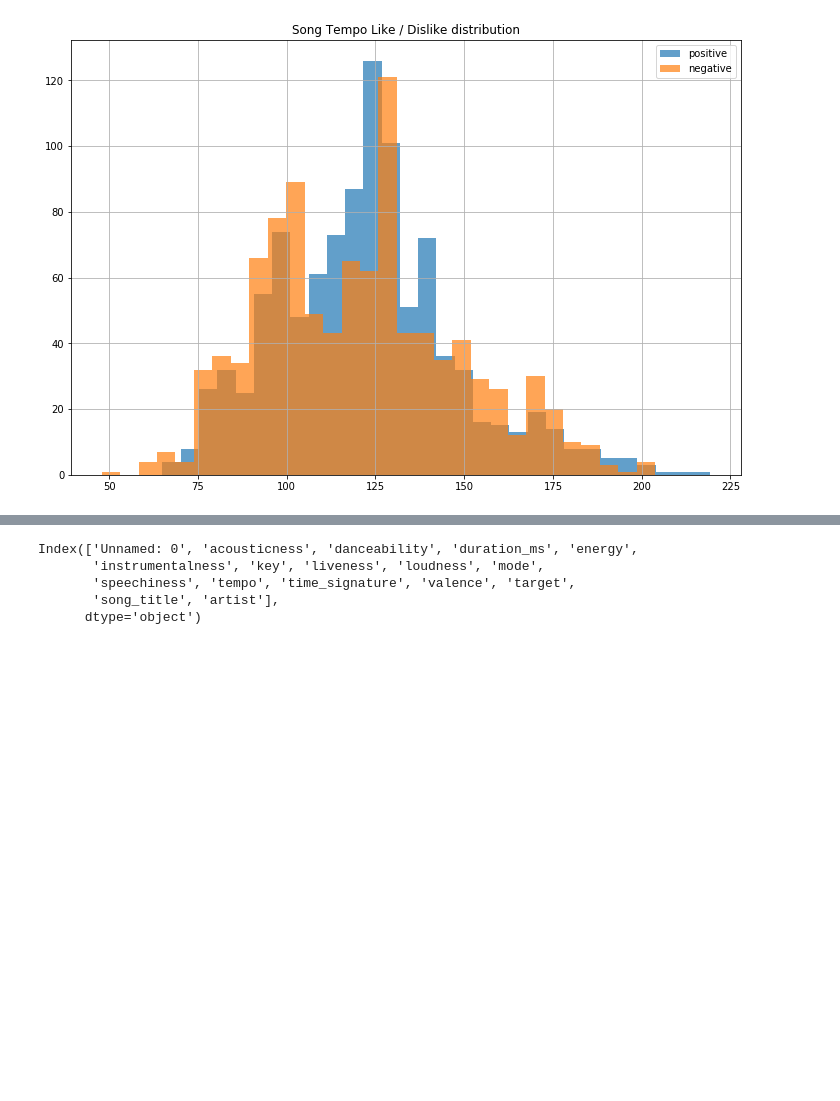
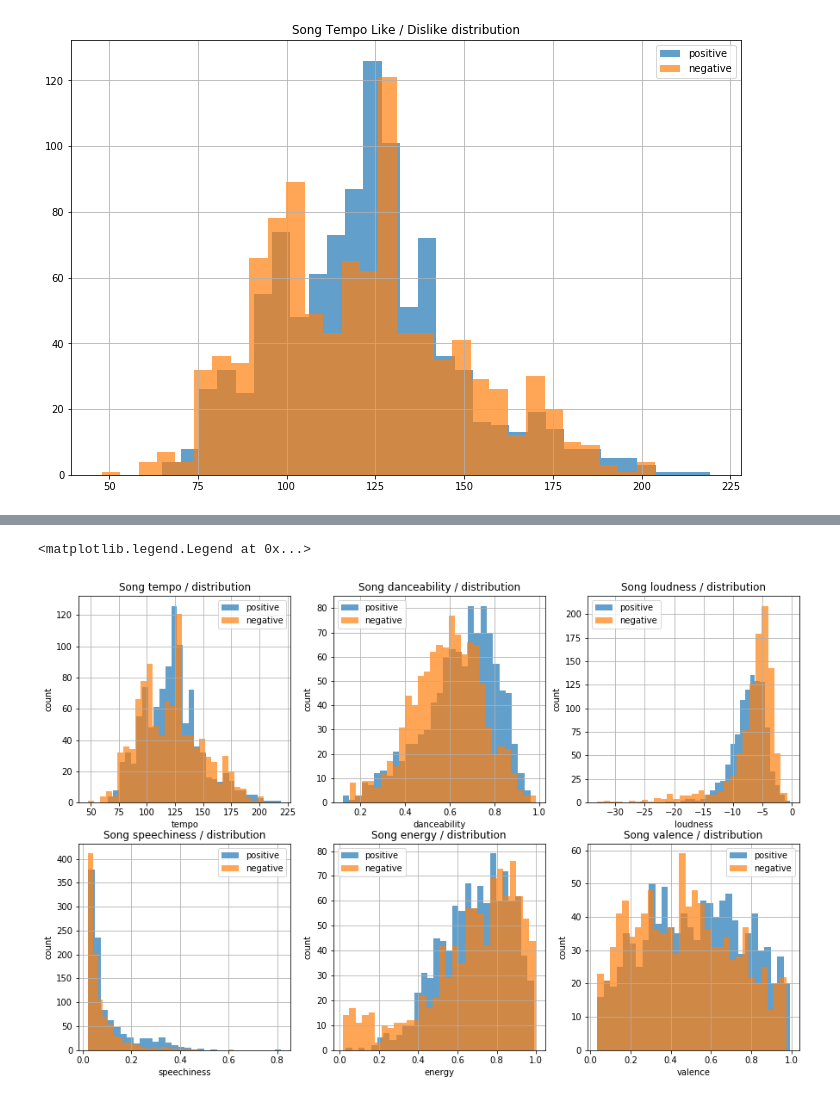
Before and after one commit to robinkiplangat/deliberate_practice, a Jupyter notebook: jupyter notebooks/ML_spotify_EDA/spotify_EDA.ipynb, the cells around one changed output, grey strips where cells are left out. Drawn from its saved outputs; the diff is of its cells as text; code cells hidden in the pictures; blank space fills up the shorter version.

Commit message:
plot distribution charts of subsets

```diff
--- a/jupyter notebooks/ML_spotify_EDA/spotify_EDA.ipynb
+++ b/jupyter notebooks/ML_spotify_EDA/spotify_EDA.ipynb
@@ -67,3 +75,15 @@ neg_tempo = data[data['target'] == 0]['tempo']
 
 pos_dance = data[data['target'] == 1]['danceability']
 neg_dance = data[data['target'] == 0]['danceability']
+
+pos_loud = data[data['target'] == 1]['loudness']
+neg_loud = data[data['target'] == 0]['loudness']
+
+pos_speech = data[data['target'] == 1]['speechiness']
+neg_speech = data[data['target'] == 0]['speechiness']
+
+pos_energy = data[data['target'] == 1]['energy']
+neg_energy = data[data['target'] == 0]['energy']
+
+pos_valence = data[data['target'] == 1]['valence']
+neg_valence = data[data['target'] == 0]['valence']
@@ -101,8 +99,59 @@ plt.legend(loc = "upper right")
-# %%
-train.columns
-# %% [output]
-Index(['Unnamed: 0', 'acousticness', 'danceability', 'duration_ms', 'energy',
-       'instrumentalness', 'key', 'liveness', 'loudness', 'mode',
-       'speechiness', 'tempo', 'time_signature', 'valence', 'target',
-       'song_title', 'artist'],
-      dtype='object')
+# %%
+# Plotting with sub plot
+fig2 = plt.figure(figsize=(15, 15))
+
+ax = fig2.add_subplot(331)
+ax.set_xlabel('tempo')
+ax.set_ylabel('count')
+ax.set_title('Song tempo / distribution')
+pos_tempo.hist(alpha=0.7, bins=30,  label='positive')
+neg_tempo.hist(alpha=0.7, bins=30,  label='negative')
+plt.legend(loc = "best")
+
+#danceability
+ax3 = fig2.add_subplot(332)
+ax3.set_xlabel('danceability')
+ax3.set_ylabel('count')
+ax3.set_title('Song danceability / distribution')
+pos_dance.hist(alpha=0.7, bins=30,  label='positive')
+neg_dance.hist(alpha=0.7, bins=30,  label='negative')
+plt.legend(loc = "best")
+
+# loudness
+ax4 = fig2.add_subplot(333)
+ax4.set_xlabel('loudness')
+ax4.set_ylabel('count')
+ax4.set_title('Song loudness / distribution')
+pos_loud.hist(alpha=0.7, bins=30,  label='positive')
+neg_loud.hist(alpha=0.7, bins=30,  label='negative')
+plt.legend(loc = "best")
+
+# speechiness
+ax5 = fig2.add_subplot(334)
+ax5.set_xlabel('speechiness')
+ax5.set_ylabel('count')
+ax5.set_title('Song speechiness / distribution')
+pos_speech.hist(alpha=0.7, bins=30,  label='positive')
+neg_speech.hist(alpha=0.7, bins=30,  label='negative')
+plt.legend(loc = "best")
+
+# energy
+ax6 = fig2.add_subplot(335)
+ax6.set_xlabel('energy')
+ax6.set_ylabel('count')
+ax6.set_title('Song energy / distribution')
+pos_energy.hist(alpha=0.7, bins=30,  label='positive')
+neg_energy.hist(alpha=0.7, bins=30,  label='negative')
+plt.legend(loc = "best")
+
+# valence
+ax6 = fig2.add_subplot(336)
+ax6.set_xlabel('valence')
+ax6.set_ylabel('count')
+ax6.set_title('Song valence / distribution')
+pos_valence.hist(alpha=0.7, bins=30,  label='positive')
+neg_valence.hist(alpha=0.7, bins=30,  label='negative')
+plt.legend(loc = "best")
+# %% [output]
+<matplotlib.legend.Legend at 0x...>
+[figure, added]
```
Also changed, not shown: parts of 4 cells of this notebook.
